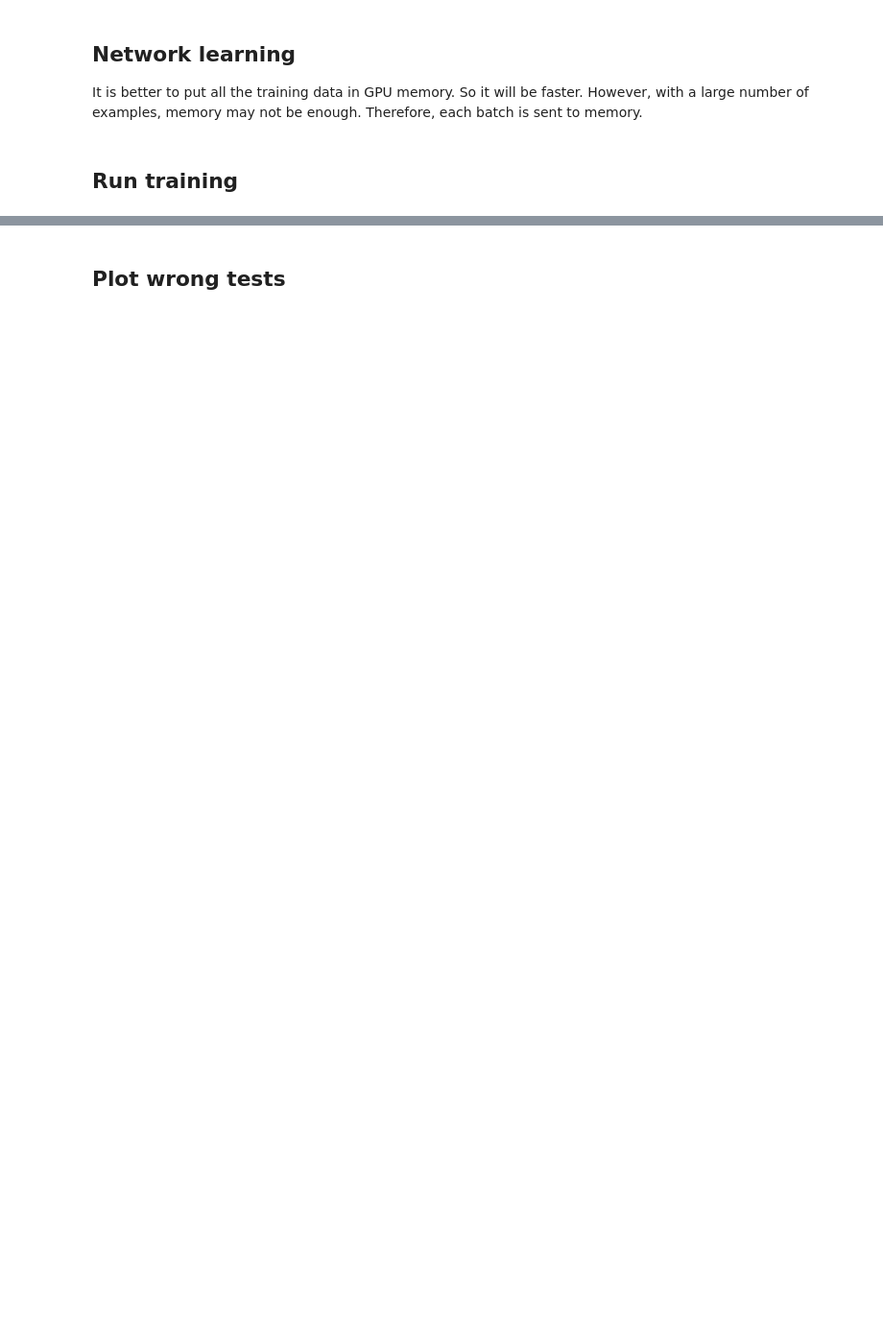
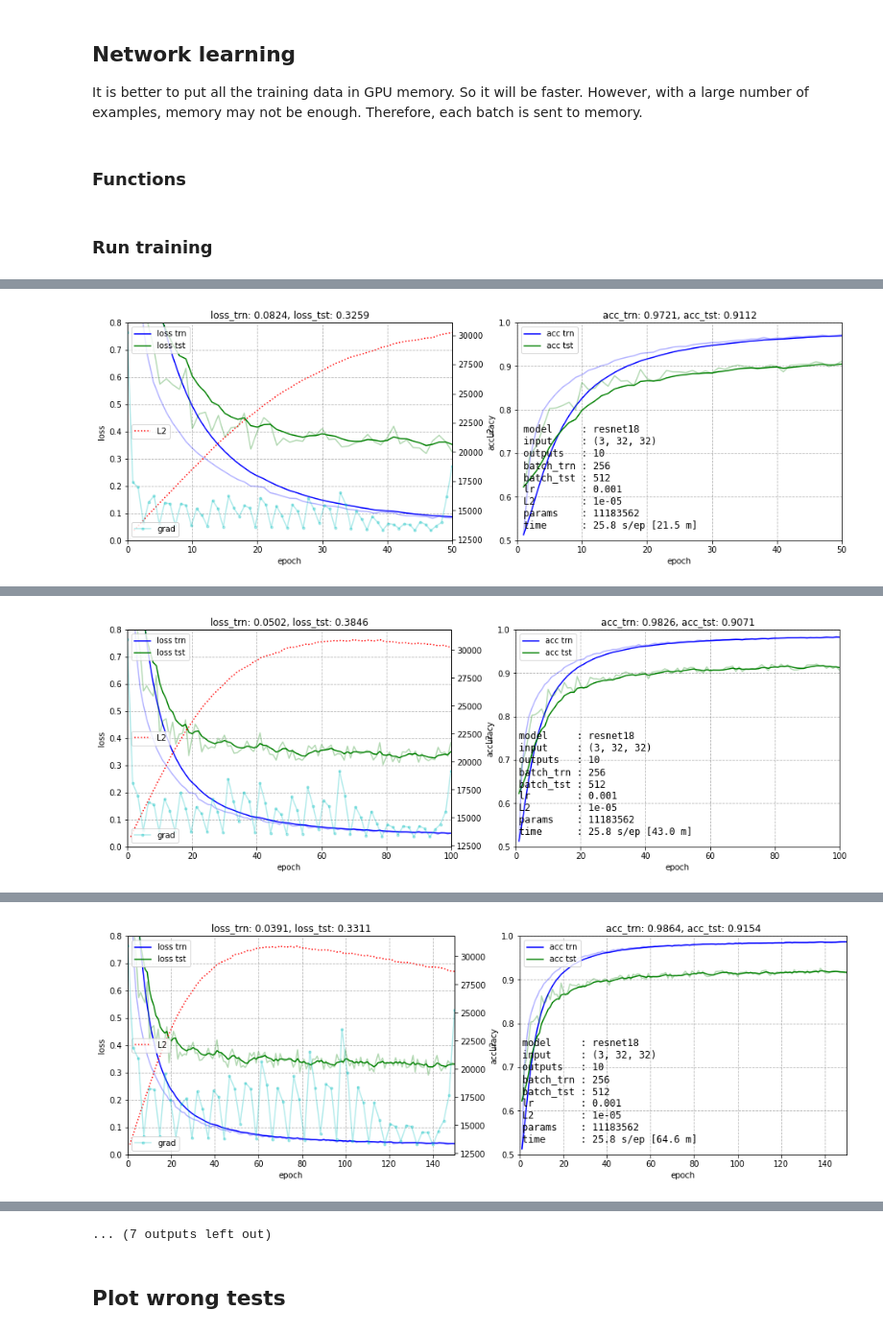
Before and after one commit to steps137/ML, a Jupyter notebook: NN/CNN_CIFAR10.ipynb, the cells around one changed output, grey strips where cells are left out. Shown at 96% size. Drawn from its saved outputs; the diff is of its cells as text; code cells hidden in the pictures; blank space fills up the shorter version.

```diff
--- a/NN/CNN_CIFAR10.ipynb
+++ b/NN/CNN_CIFAR10.ipynb
@@ -203,0 +377,18 @@ Estimated Total Size (MB): 0.24
+# %%
+device = torch.device("cuda:0" if torch.cuda.is_available() else "cpu")
+torch.cuda.empty_cache()
+
+print(device)
+
+tot = 0
+for k, v in model.state_dict().items():
+    pars = np.prod(list(v.shape))
+    if type(pars) == np.int64:
+        tot += pars
+    #print(f'{k:20s} :{pars:7d}  =  {tuple(v.shape)} ')
+print(f"{'parameters':20s} :{tot:7d}")
+
+model.to(device)
+
+CFG['params'] = tot
+summary(model, (1,3,32,32), col_names=["kernel_size", "output_size", "num_params"], depth=4)
@@ -205,4 +416,6 @@ Estimated Total Size (MB): 0.24
 ## Network learning
 
 It is better to put all the training data in GPU memory. So it will be faster. However, with a large number of examples, memory may not be enough. Therefore, each batch is sent to memory.
+# %% [markdown]
+### Functions
 # %%
@@ -276,35 +517,32 @@ def plot_train(history, alpha=0.3):
     plt.show()
 # %% [markdown]
-## Run training
+### Run training
 # %%
-torch.cuda.empty_cache()
-
 loss      = nn.CrossEntropyLoss()
 optimizer = torch.optim.Adam(model.parameters(), lr=CFG['lr'], weight_decay=CFG['L2'])
 
 epochs = 10000
+model.to(device) # just in case
 
-model.to(device) # just in case
-L_tst, A_tst, _ = fit(model, X_trn,Y_trn, batch_size=2048, train=False)
+L_tst, A_tst, _ = fit(model, loader_trn, train=False)
 print( "before:      loss: %8.6f accuracy: %.6f" % (L_tst, A_tst)  )
 
-history, losses, accs, beg = [], [], [], time.process_time()
+history, losses, accs, beg, start = [], [], [], time.process_time(), time.process_time()
 for epoch in range(1, epochs+1):
 
-    L, A, L2 = fit(model, X_trn, Y_trn, batch_size=CFG['batch'], calc_L2=True)     # one epoch
+    L, A, info = fit(model, loader_trn, train=True)        # train one epoch
     losses.append(L); accs.append(A)
 
-    if epoch % 1 == 0 or epoch == epochs:              # learning output
-        L_tst, A_tst, _ = fit(model, X_tst, Y_tst, batch_size=2048, train=False)
+    L_tst, A_tst, _ = fit(model, loader_tst, train=False)  # test and metrics
+    L2, grads = param_metrics(model)
 
-    if epoch % 10 == 0:                                # learning output
-        print(f"\repoch: {epoch:5d} loss: {L:8.6f} ({L_tst:8.6f}) L2: {L2:.6f} accuracy: {A:.6f} ({A_tst:.6f})  {time.process_time()-beg:.2f}s", end="")
+    if epoch % 1 == 0:                                                   # learning output
+        print(f"\repoch:{epoch:5d} loss:{L:8.4f} ({L_tst:8.4f}) L2:{L2:.4f} acc:{A:.4f} ({A_tst:.4f}) [{time.process_time()-beg:.1f}s] trn: {info}", end="")
         beg = time.process_time()
 
     history.append([epoch, L, L_tst, L2, A, A_tst])
 
-    if epoch % 500  == 0:
-        plot_train(history)
-
-plot_train(history)
+    if epoch % 50  == 0 or epoch == epochs:
+        CFG['time'] = f"{(time.process_time()-start)/epoch:.1f} s/ep [{(time.process_time()-start)/60:.1f} m]"
+        plot_train(history, grads)
 # %% [output]
@@ -311,0 +551 @@ RuntimeError: CUDA out of memory. Tried to allocate 98.00 MiB (GPU 0; 2.00 GiB t
+[figure, added]
@@ -311,0 +553 @@ RuntimeError: CUDA out of memory. Tried to allocate 98.00 MiB (GPU 0; 2.00 GiB t
+[figure, added]
@@ -311,0 +555 @@ RuntimeError: CUDA out of memory. Tried to allocate 98.00 MiB (GPU 0; 2.00 GiB t
+[figure, added]
@@ -312,3 +562,4 @@ RuntimeError: CUDA out of memory. Tried to allocate 98.00 MiB (GPU 0; 2.00 GiB t
+... (7 outputs left out)
 # %% [markdown]
 ## Plot wrong tests
 # %%
```
Also changed, not shown: parts of 43 cells of this notebook, 2 other files.
